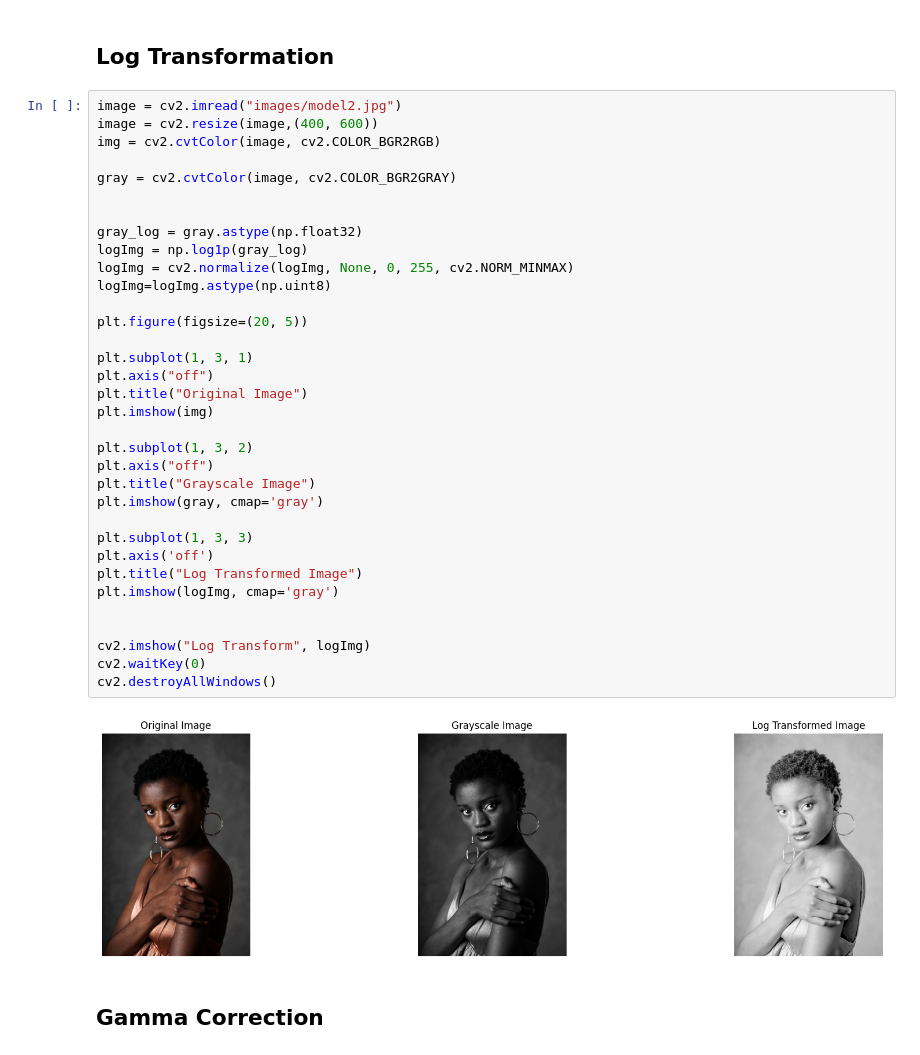
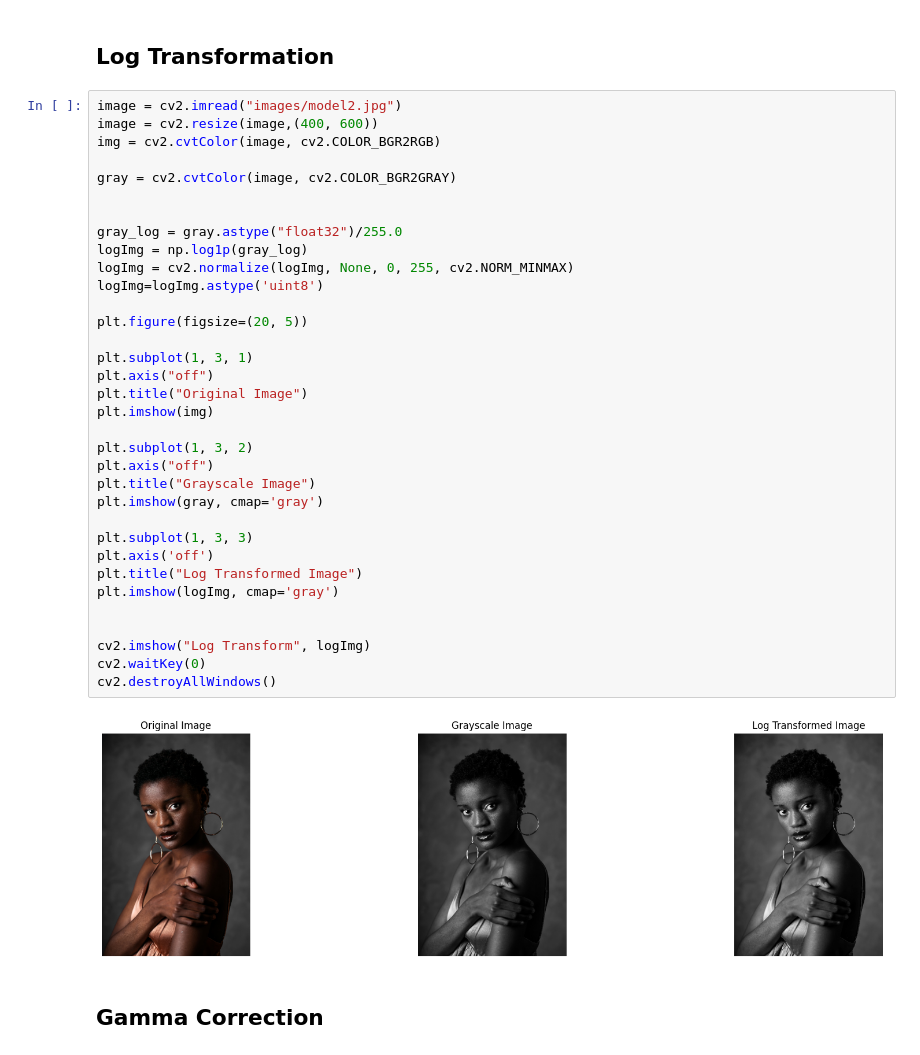
Before and after one commit to itspriyambhattacharya/opencv_learning, a Jupyter notebook: 01_basic_practice.ipynb, the cells around one changed output. Drawn from its saved outputs; the diff is of its cells as text.

```diff
--- a/01_basic_practice.ipynb
+++ b/01_basic_practice.ipynb
@@ -94,36 +94,36 @@ image = cv2.resize(image,(400, 600))
 img = cv2.cvtColor(image, cv2.COLOR_BGR2RGB)
 
 gray = cv2.cvtColor(image, cv2.COLOR_BGR2GRAY)
 
 
-gray_log = gray.astype(np.float32)
+gray_log = gray.astype("float32")/255.0
 logImg = np.log1p(gray_log)
 logImg = cv2.normalize(logImg, None, 0, 255, cv2.NORM_MINMAX)
-logImg=logImg.astype(np.uint8)
+logImg=logImg.astype('uint8')
 
 plt.figure(figsize=(20, 5))
 
 plt.subplot(1, 3, 1)
 plt.axis("off")
 plt.title("Original Image")
 plt.imshow(img)
 
 plt.subplot(1, 3, 2)
 plt.axis("off")
 plt.title("Grayscale Image")
 plt.imshow(gray, cmap='gray')
 
 plt.subplot(1, 3, 3)
 plt.axis('off')
 plt.title("Log Transformed Image")
 plt.imshow(logImg, cmap='gray')
 
 
 cv2.imshow("Log Transform", logImg)
 cv2.waitKey(0)
 cv2.destroyAllWindows()
 # %% [output]
-[figure, old version]
+[figure, new version]
 # %% [markdown]
 ## Gamma Correction
 # %%
```
Also changed, not shown: parts of 1 cell of this notebook.
